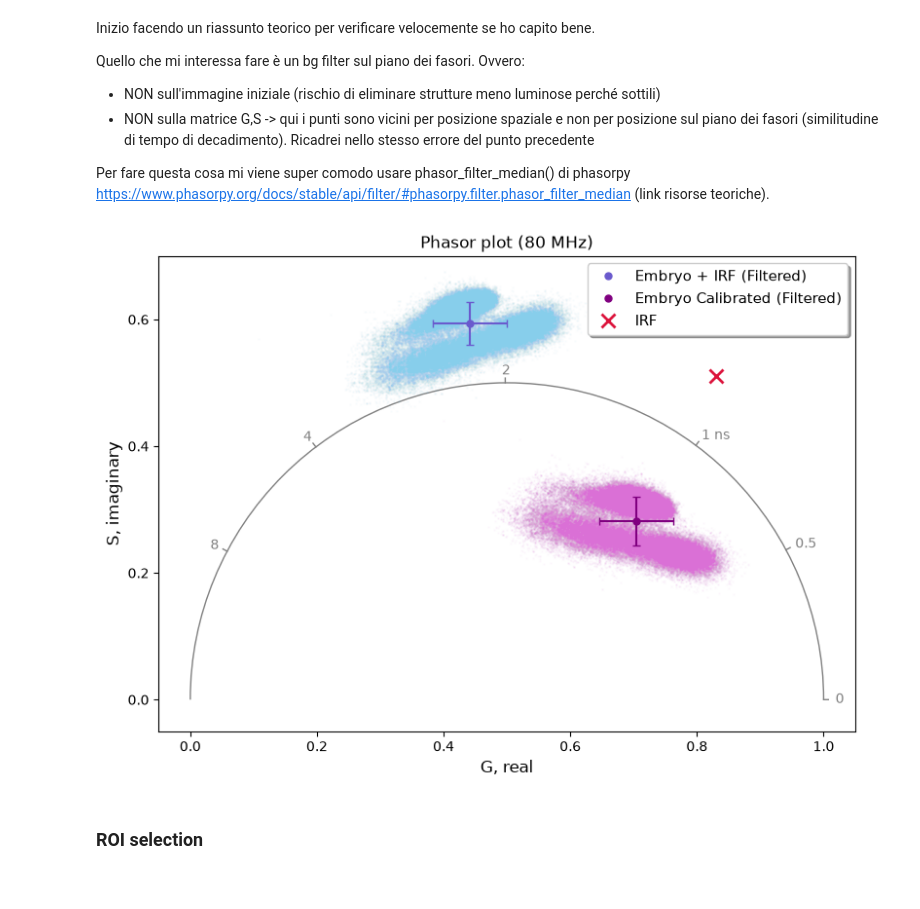
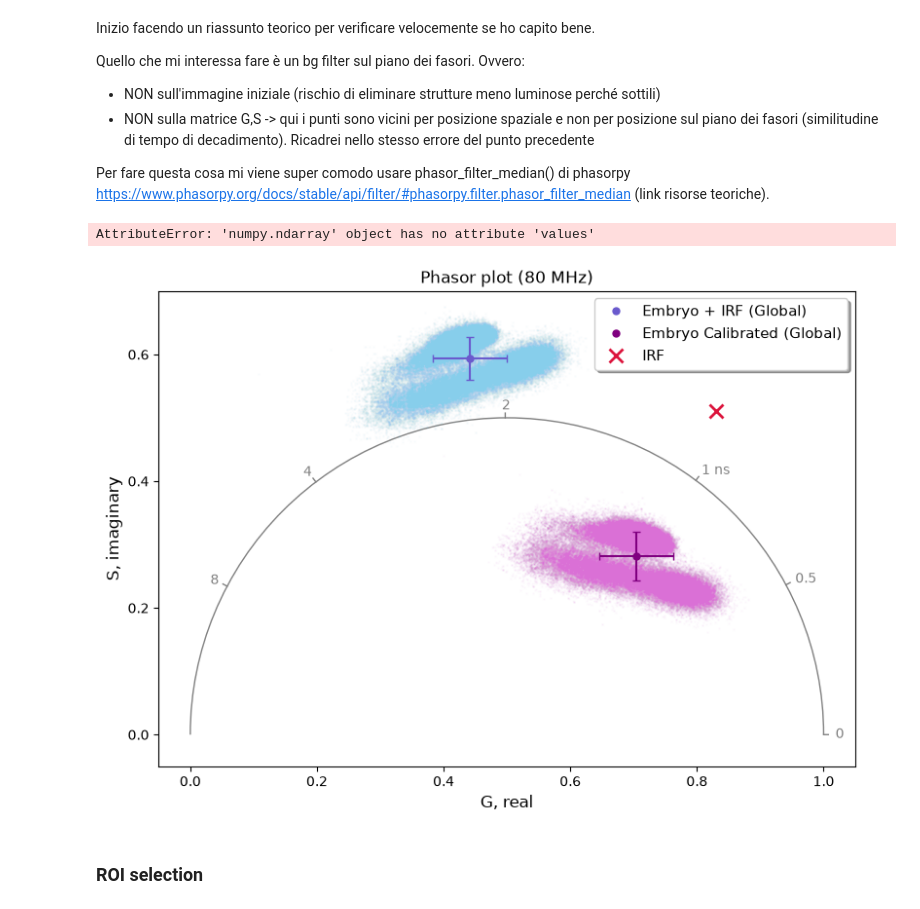
Before and after one commit to BotSas/Tesi_2026, a Jupyter notebook: main.ipynb, the cells around one changed output. Drawn from its saved outputs; the diff is of its cells as text; code cells hidden in the pictures.

Commit message:
sistemati errori in main riguardanti analisi immagini

```diff
--- a/main.ipynb
+++ b/main.ipynb
@@ -1110,15 +1145,31 @@ def phasors_from_region(image, roi_mask, median_size, threshold_pct):    # ROI =
 # %%
-full_mask = np.ones((embryopic.sizes["x"], embryopic.sizes["y"]), dtype = bool)     # mask = full image
+# not implementing mask in this part of the code; mask is the full image size
+full_mask = xr.ones_like(embryopic.isel(time = 0), dtype = bool)
 
-df_raw = phasors_from_region(embryopic, full_mask, median_size = 3, threshold_pct = 0.05)       # calculates phasors, applies filter and mask. Outputs dataframe
+# Apply the median filter inside the ROI before calculating statistics.
+df_raw = phasors_from_region(embryopic, full_mask, median_size = 3, threshold_pct = 0.05)
 
-G_clean, S_clean = phasor_deconv(df_raw["G"], df_raw["S"], G_irf, S_irf)            # deconvolution (argument: dataframe columns)
+G_clean_pixels, S_clean_pixels = phasor_deconv(df_raw["G"].to_numpy(), df_raw["S"].to_numpy(), G_irf, S_irf)
 
-df_clean = pd.DataFrame({"G": G_clean, "S": S_clean})           # ricontrollare
+df_clean = pd.DataFrame({
+    "G": G_clean_pixels,
+    "S": S_clean_pixels,
+    "intensity": df_raw["intensity"].to_numpy()
+})
 
-# STATS
-raw_mean, raw_std = cloud_data(df_raw)
-clean_mean, clean_std = cloud_data(df_clean)
+G_raw_global = df_raw["G"].mean()
+S_raw_global = df_raw["S"].mean()
+G_clean_global, S_clean_global = phasor_deconv(
+    G_raw_global, S_raw_global, G_irf, S_irf
+)
+
+# Statistics are deliberately calculated only after filtering and deconvolution.
+raw_mean = df_raw[["G", "S"]].mean()
+raw_std = df_raw[["G", "S"]].std()
+clean_mean = df_clean[["G", "S"]].mean()
+clean_std = df_clean[["G", "S"]].std()
+# %% [output]
+AttributeError: 'numpy.ndarray' object has no attribute 'values'
 # %%
 # PLOTTING, NOTHING TO SEE
 
@@ -1142,43 +1193,43 @@ points_comparison = [
         'linestyle': 'None'
     },
     {
-        'G': raw_mean['G'],
-        'S': raw_mean['S'],
+        'G': G_raw_global,
+        'S': S_raw_global,
+        'label': 'Embryo + IRF (Global)',
+        'color': 'slateblue',
         'xerr': raw_std['G'],
         'yerr': raw_std['S'],
-        'label': 'Embryo + IRF (Filtered)',
-        'color': 'slateblue',
         'marker': 'o',
         'markersize': 5,
         'zorder': 6
     },
     {
-        'G': clean_mean['G'],
-        'S': clean_mean['S'],
+        'G': G_clean_global,
+        'S': S_clean_global,
+        'label': 'Embryo Calibrated (Global)',
+        'color': 'purple',
         'xerr': clean_std['G'],
         'yerr': clean_std['S'],
-        'label': 'Embryo Calibrated (Filtered)',
-        'color': 'purple',
         'marker': 'o',
         'markersize': 5,
         'zorder': 6
     },
     {
         'G': G_irf,
         'S': S_irf,
         'label': 'IRF',
         'color': 'crimson',
         'marker': 'x',
         'markersize': 10,
         'markeredgewidth': 2,
         'linestyle': 'None',
         'zorder': 7
     }
 ]
 
 phplt.universal_phasor_plot(T_laser = T_laser, points = points_comparison)
 # %% [output]
-[figure, old version]
+[figure, new version]
 # %% [markdown]
 <h3> ROI  selection
 # %% [markdown]
```
Also changed, not shown: parts of 20 cells of this notebook, 13 other files.
